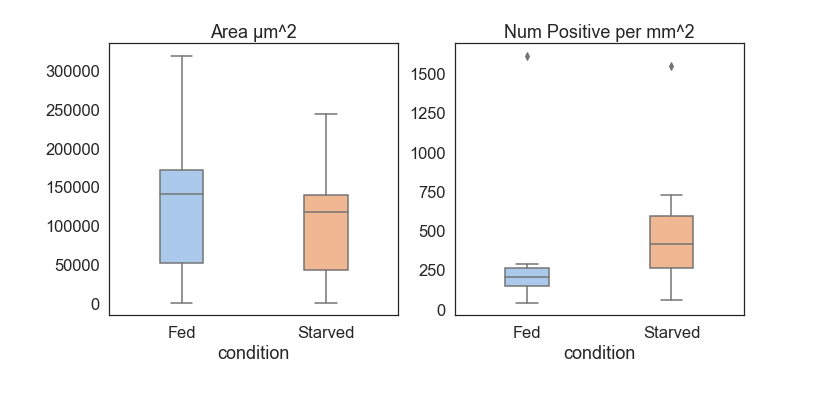
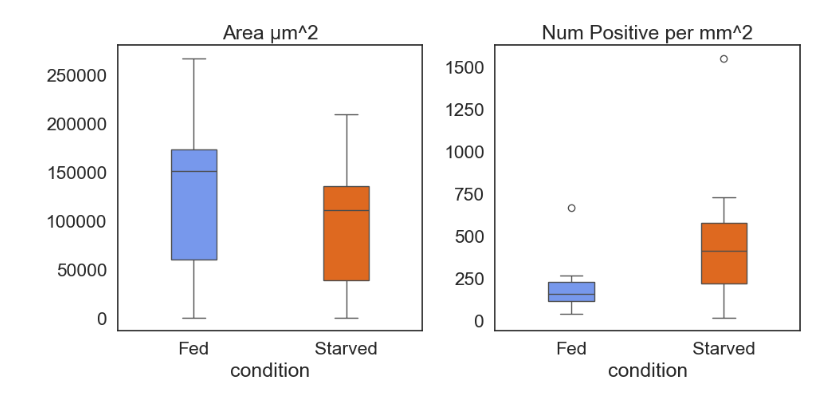
Before and after one commit to McCallLabBU/hemocyte_recruitment_image_quantification, a Jupyter notebook: code/analyze_intensity_distributions.ipynb, the cells around one changed output. Saved outputs shown, nothing was run; the diff lists cells and outputs as text; code cells hidden in the pictures.

```diff
--- a/code/analyze_intensity_distributions.ipynb
+++ b/code/analyze_intensity_distributions.ipynb
@@ -3,6 +3,8 @@ import pandas as pd
 import numpy as np
 import matplotlib.pyplot as plt
 import seaborn as sns
+import plotly.graph_objects as go
 from os import path
 import glob
 sns.set_style('white')
+color_scheme = {"Fed": "#648fff","Starved":"#fe6100" }
@@ -14,8 +11,5 @@ IMPORTANT: PLEASE READ THIS FOR ADVICE ON HOW TO SOLVE THIS ISSUE!
 # %%
-sample_list = pd.read_csv("/Users/sbandya/Desktop/dev/hemocyte_ImageSegmentation/sample_list.csv",sep=",",header=0)
-
-am_path= "/Users/sbandya/Desktop/dev/hemocyte_ImageSegmentation/analysis/annotation_measurements/"
-dm_path= "/Users/sbandya/Desktop/dev/hemocyte_ImageSegmentation/analysis/detection_measurements/"
-
-figure_outputs = "/Users/sbandya/Desktop/dev/hemocyte_ImageSegmentation/analysis/figures/"
-sample_list[:5]
+sample_list = pd.read_csv("/Users/sbandya/Desktop/hemocyte_recruitment_image_quantification/sample_list.csv",sep=",",header=0)
+hemocyte_coordinates = pd.read_csv("/Users/sbandya/Desktop/hemocyte_recruitment_image_quantification/results/hemocyte_coordinates.csv", sep="\t",header=0)
+abdomen_coordinates = pd.read_csv("/Users/sbandya/Desktop/hemocyte_recruitment_image_quantification/results/abdomen_coordinates.csv", sep="\t",header=0)
+figure_outputs = "/Users/sbandya/Desktop/hemocyte_recruitment_image_quantification/results/"
@@ -62,22 +16,20 @@ annotation_measurements[:5]
 # %%
 sns.set(font_scale=1.5)
 sns.set_style("white")
-group_desc = annotation_measurements.groupby(['condition']).describe().T
+group_desc = abdomen_coordinates.groupby(['condition']).describe().T
 
 #print(group_desc)
 
 fig, ax = plt.subplots(1,2, figsize=(10,5))
 
 
-sns.boxplot(data=group_desc.loc['Area µm^2'], ax= ax[0],width=0.3,palette="pastel")
+sns.boxplot(data=group_desc.loc['Area µm^2'], ax= ax[0],width=0.3, palette=color_scheme)
 ax[0].set_title("Area µm^2")
 
-sns.boxplot(data=group_desc.loc['Num Positive per mm^2'], ax = ax[1],width=0.3,palette="pastel")
+sns.boxplot(data=group_desc.loc['Num Positive per mm^2'], ax = ax[1],width=0.3,palette=color_scheme)
 ax[1].set_title("Num Positive per mm^2")
-
-
 
 fig.tight_layout()
 fig.savefig(figure_outputs+"annotation_area_numpos.png")
 # %% [output]
-[figure, old version]
+[figure, new version]
```
Also changed, not shown: parts of 22 cells of this notebook, 4 other files.
